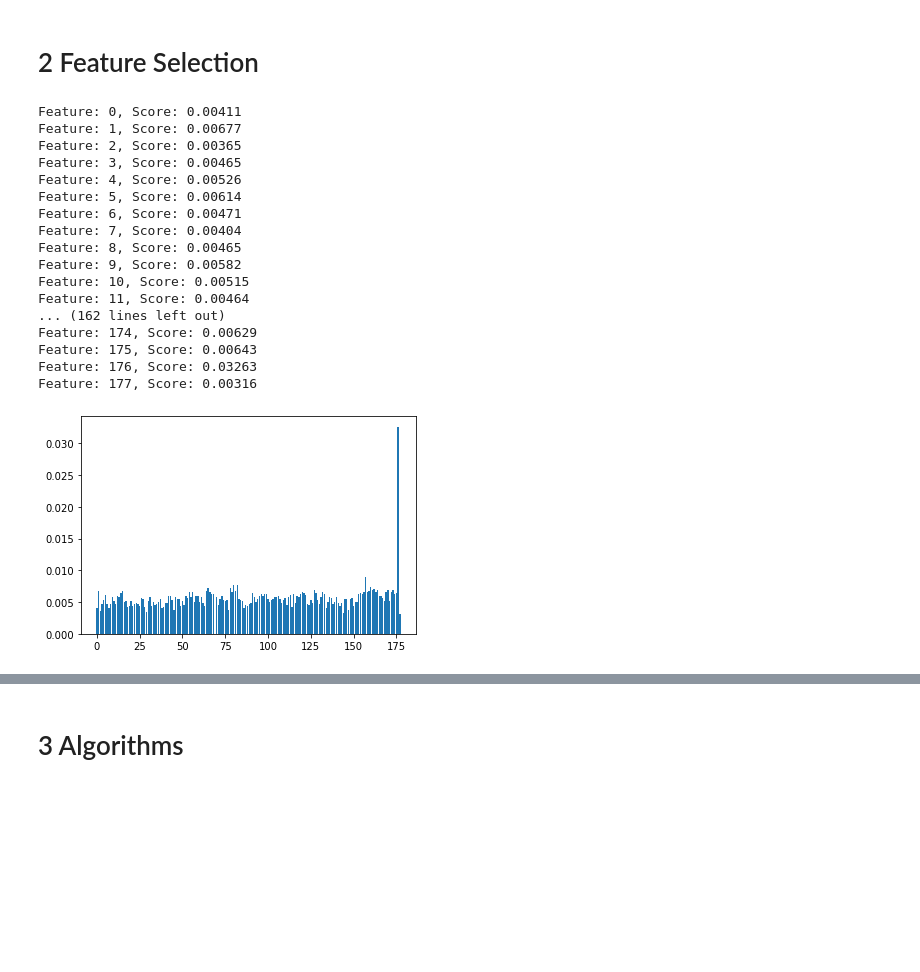
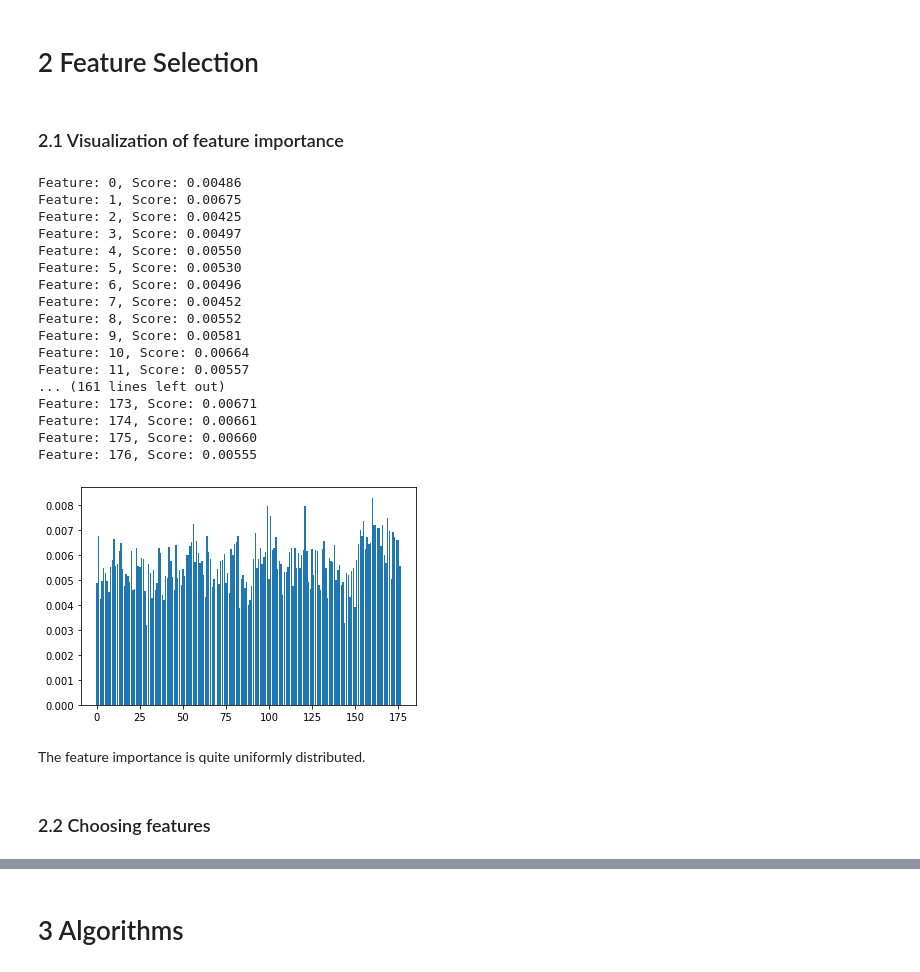
Before and after one commit to enussl/Machine-Learning-Project, a Jupyter notebook: Project.ipynb, the cells around one changed output, grey strips where cells are left out. Cells and saved outputs as stored; diff of their text form; code cells hidden in the pictures; blank space fills up the shorter version.

```diff
--- a/Project.ipynb
+++ b/Project.ipynb
@@ -178,9 +186 @@ sp19_performance=sp.loc["2019-12-31"].item()
 sp_performances=[sp15_performance,sp16_performance,sp17_performance,sp18_performance,sp19_performance]
-# %%
-#using encoder to make the categorical vars as that will still work when using the pipeline
-from sklearn import preprocessing as pp
-all_data=[df14,df15,df16,df17,df18]
-
-le=pp.LabelEncoder()
-for data in all_data:
-    data["Sector"]=le.fit_transform(data["Sector"])
@@ -220,0 +218,2 @@ Length: 226, dtype: object
+# %%
+df["Sector"]=le.fit_transform(df["Sector"])
@@ -587,40 +610,43 @@ display(sum(Y_train_bal_ser==0),sum(Y_train_bal_ser==1),sum(Y_train_bal_ser==2))
 8853
 # %% [markdown]
 # 2 Feature Selection
+# %% [markdown]
+### 2.1 Visualization of feature importance
 # %%
 forest = RandomForestClassifier(random_state=0)
 forest.fit(X_train_bal_df,Y_train_bal_ser)
 
 importance = forest.feature_importances_
 
-feat_imp = np.sort(importance)[::-1]
-indices = np.argsort(importance)[::-1]
-
-#summarize feature importance (table)
+#summarize feature importance
 for i,v in enumerate(importance):
     print('Feature: %0d, Score: %.5f' % (i,v))
 
-# plot feature importance
+#plot feature importance
 pyplot.bar([x for x in range(len(importance))], importance)
 pyplot.show()
 # %% [output]
-Feature: 0, Score: 0.00411
-Feature: 1, Score: 0.00677
-Feature: 2, Score: 0.00365
-Feature: 3, Score: 0.00465
-Feature: 4, Score: 0.00526
-Feature: 5, Score: 0.00614
-Feature: 6, Score: 0.00471
-Feature: 7, Score: 0.00404
-Feature: 8, Score: 0.00465
-Feature: 9, Score: 0.00582
-Feature: 10, Score: 0.00515
-Feature: 11, Score: 0.00464
-... (162 lines left out)
-Feature: 174, Score: 0.00629
-Feature: 175, Score: 0.00643
-Feature: 176, Score: 0.03263
-Feature: 177, Score: 0.00316
+Feature: 0, Score: 0.00486
+Feature: 1, Score: 0.00675
+Feature: 2, Score: 0.00425
+Feature: 3, Score: 0.00497
+Feature: 4, Score: 0.00550
+Feature: 5, Score: 0.00530
+Feature: 6, Score: 0.00496
+Feature: 7, Score: 0.00452
+Feature: 8, Score: 0.00552
+Feature: 9, Score: 0.00581
+Feature: 10, Score: 0.00664
+Feature: 11, Score: 0.00557
+... (161 lines left out)
+Feature: 173, Score: 0.00671
+Feature: 174, Score: 0.00661
+Feature: 175, Score: 0.00660
+Feature: 176, Score: 0.00555
-[figure, old version]
+[figure, new version]
+# %% [markdown]
+The feature importance is quite uniformly distributed.
+# %% [markdown]
+### 2.2 Choosing features
 # %%
 #feature selection
```
Also changed, not shown: parts of 43 cells of this notebook.
